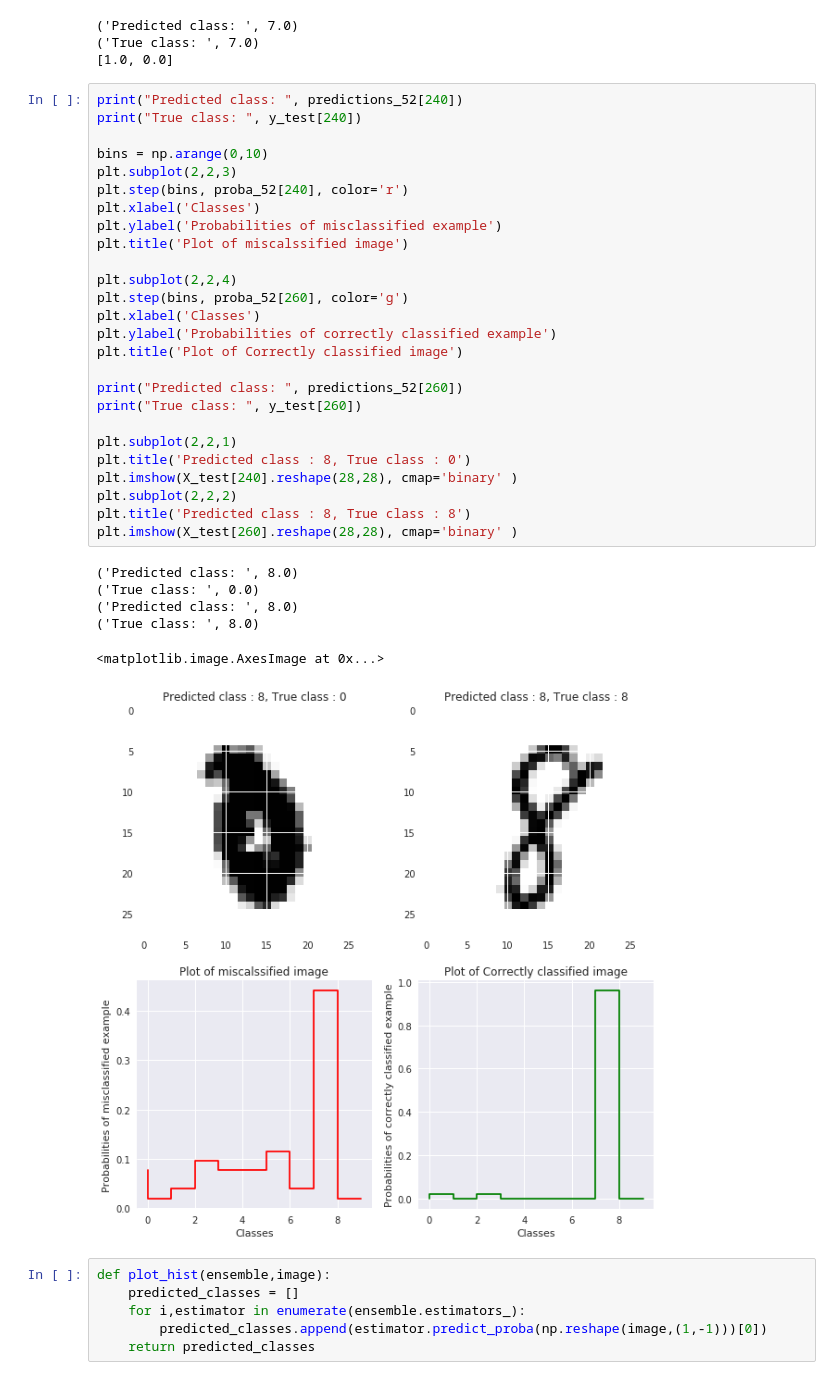
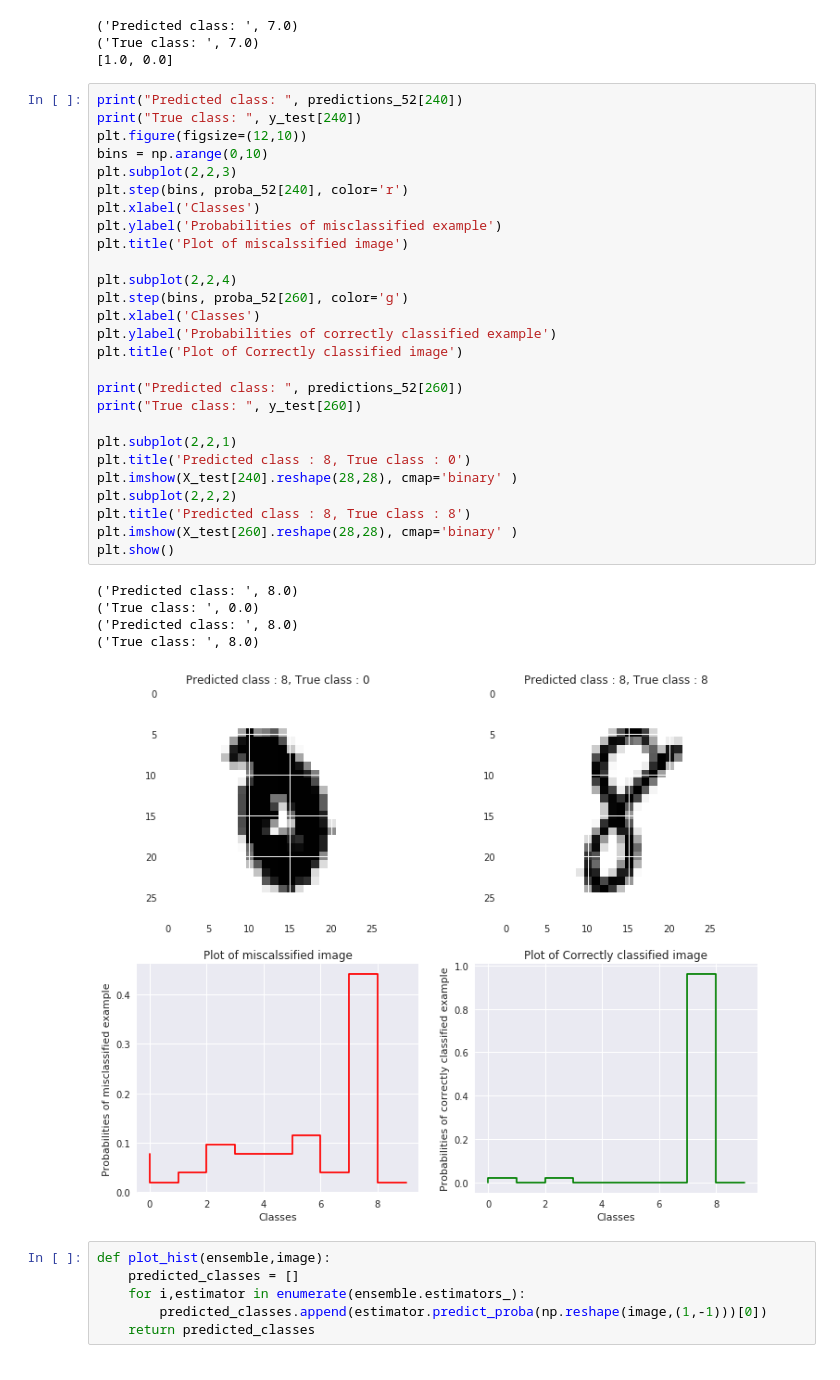
Before and after one commit to SushmaDG/LA_Assignments, a Jupyter notebook: 07/RandomForest_Classifier.ipynb, the cells around one changed output. Saved outputs shown, nothing was run; the diff lists cells and outputs as text.

```diff
--- a/07/RandomForest_Classifier.ipynb
+++ b/07/RandomForest_Classifier.ipynb
@@ -158,36 +228,36 @@ print(a[0:2])
 # %%
 print("Predicted class: ", predictions_52[240])
 print("True class: ", y_test[240])
-
+plt.figure(figsize=(12,10))
 bins = np.arange(0,10)
 plt.subplot(2,2,3)
 plt.step(bins, proba_52[240], color='r')
 plt.xlabel('Classes')
 plt.ylabel('Probabilities of misclassified example')
 plt.title('Plot of miscalssified image')
 
 plt.subplot(2,2,4)
 plt.step(bins, proba_52[260], color='g')
 plt.xlabel('Classes')
 plt.ylabel('Probabilities of correctly classified example')
 plt.title('Plot of Correctly classified image')
 
 print("Predicted class: ", predictions_52[260])
 print("True class: ", y_test[260])
 
 plt.subplot(2,2,1)
 plt.title('Predicted class : 8, True class : 0')
 plt.imshow(X_test[240].reshape(28,28), cmap='binary' )
 plt.subplot(2,2,2)
 plt.title('Predicted class : 8, True class : 8')
 plt.imshow(X_test[260].reshape(28,28), cmap='binary' )
+plt.show()
 # %% [output]
 ('Predicted class: ', 8.0)
 ('True class: ', 0.0)
 ('Predicted class: ', 8.0)
 ('True class: ', 8.0)
-<matplotlib.image.AxesImage at 0x...>
-[figure, old version]
+[figure, new version]
 # %%
 def plot_hist(ensemble,image):
     predicted_classes = []
```
Also changed, not shown: parts of 18 cells of this notebook, 9 other files.
